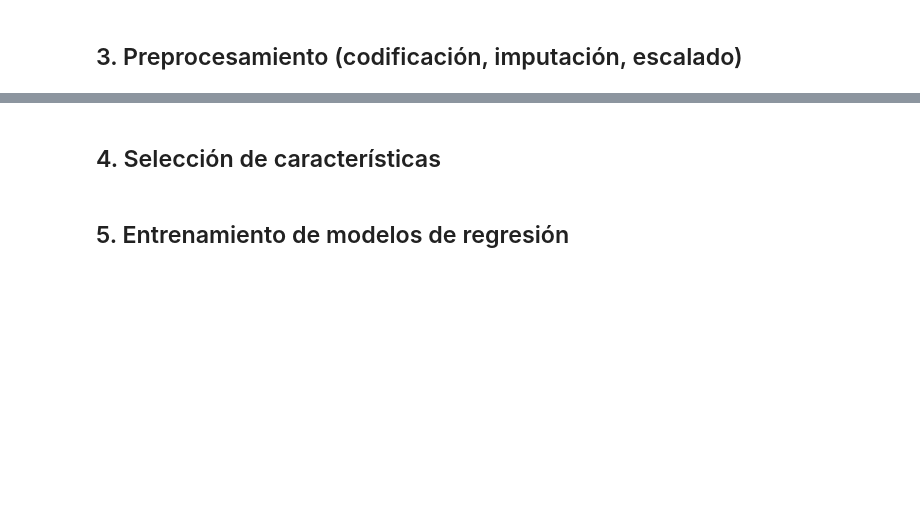
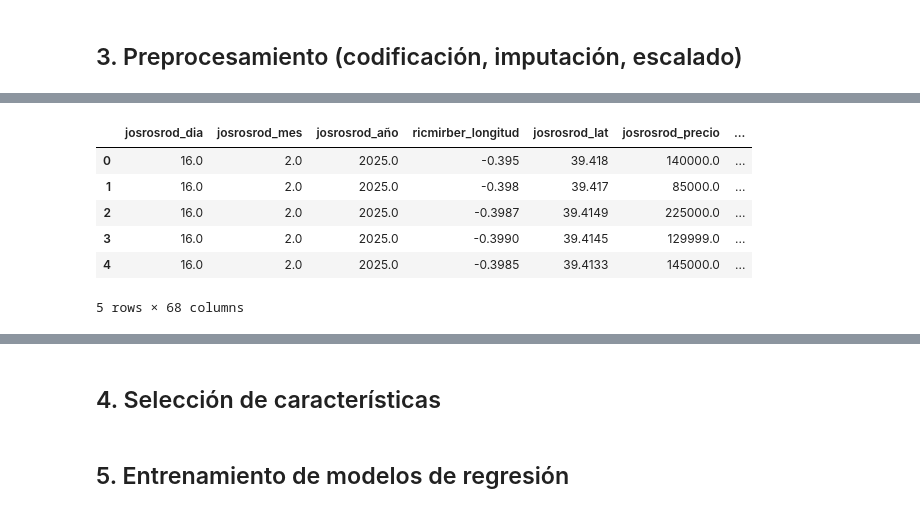
Before and after one commit to SamuehFDEZ/MachineLearning, a Jupyter notebook: saa/U2/tasador_de_viviendas.ipynb, the cells around one changed output, grey strips where cells are left out. Saved outputs shown, nothing was run; the diff lists cells and outputs as text; code cells hidden in the pictures; blank space fills up the shorter version.

```diff
--- a/saa/U2/tasador_de_viviendas.ipynb
+++ b/saa/U2/tasador_de_viviendas.ipynb
@@ -211,0 +256,27 @@ df['alvbelnav_iluminacion'] = df['alvbelnav_iluminacion'].replace("Medio", "Medi
+# %%
+# Suponiendo que ya tienes el DataFrame df
+categoricas = ['josrosrod_origen', 'jorosrod_municipio', 'alvbelnav_iluminacion', 'luctarcom_orientacion']
+
+# Instanciar el OneHotEncoder
+encoder = OneHotEncoder(drop='first', sparse_output=False)  # Evita la matriz dispersa
+
+# Aplicar OneHotEncoder a todas las columnas categóricas
+valores_codificados = encoder.fit_transform(df[categoricas])
+
+# Crear un DataFrame con las nuevas columnas codificadas
+columnas_codificadas = encoder.get_feature_names_out(categoricas)
+df_codificado = pd.DataFrame(valores_codificados, columns=columnas_codificadas, index=df.index)
+
+# Concatenar con el DataFrame original sin las columnas categóricas
+df = pd.concat([df.drop(columns=categoricas), df_codificado], axis=1)
+
+# Verificar que la codificación funcionó correctamente
+df.head()
+# %% [output]
+|  | josrosrod_dia | josrosrod_mes | josrosrod_año | ricmirber_longitud | josrosrod_lat | josrosrod_precio | ... |
+| 0 | 16.0 | 2.0 | 2025.0 | -0.395 | 39.418 | 140000.0 | ... |
+| 1 | 16.0 | 2.0 | 2025.0 | -0.398 | 39.417 | 85000.0 | ... |
+| 2 | 16.0 | 2.0 | 2025.0 | -0.3987 | 39.4149 | 225000.0 | ... |
+| 3 | 16.0 | 2.0 | 2025.0 | -0.3990 | 39.4145 | 129999.0 | ... |
+| 4 | 16.0 | 2.0 | 2025.0 | -0.3985 | 39.4133 | 145000.0 | ... |
+5 rows × 68 columns
```
Also changed, not shown: parts of 11 cells of this notebook.
